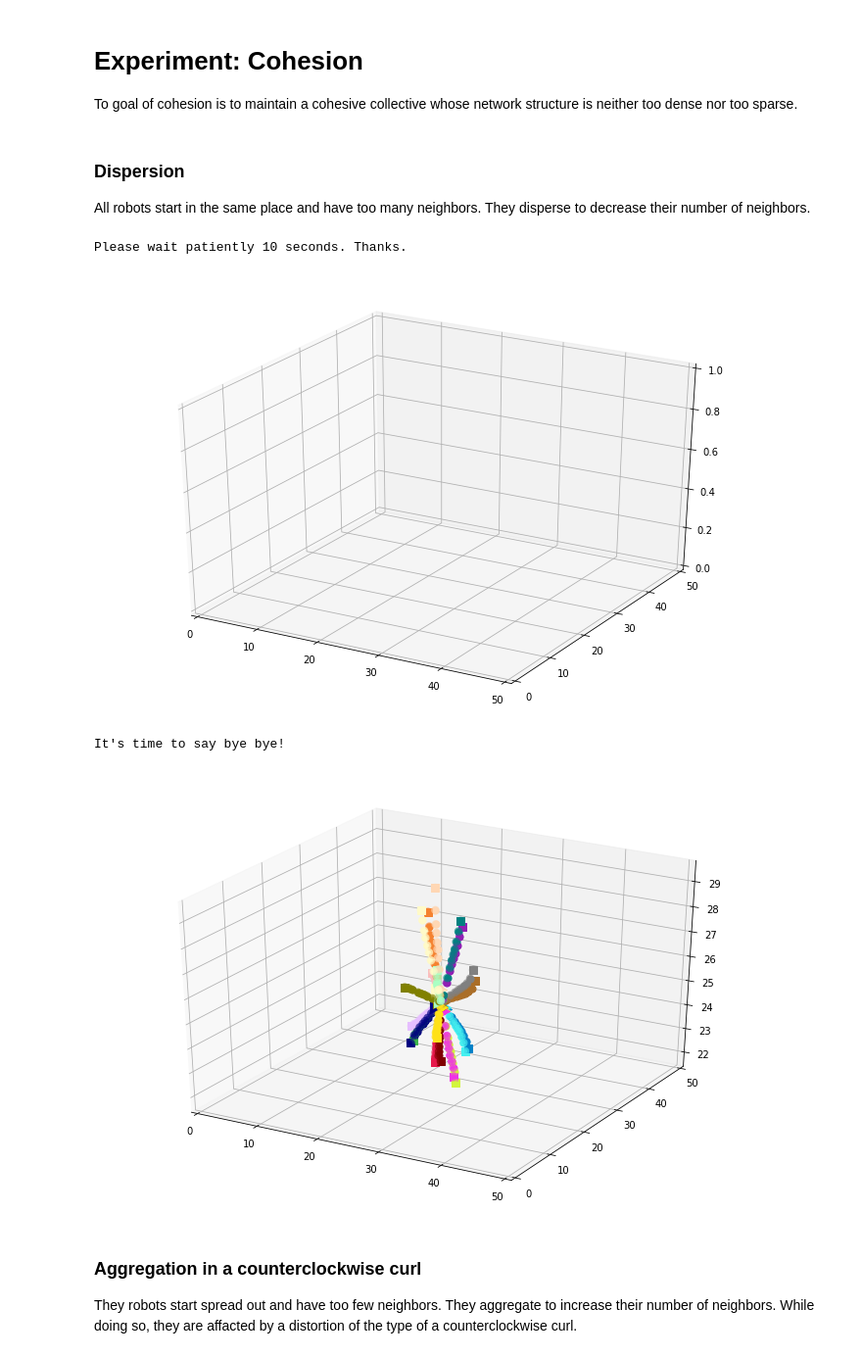
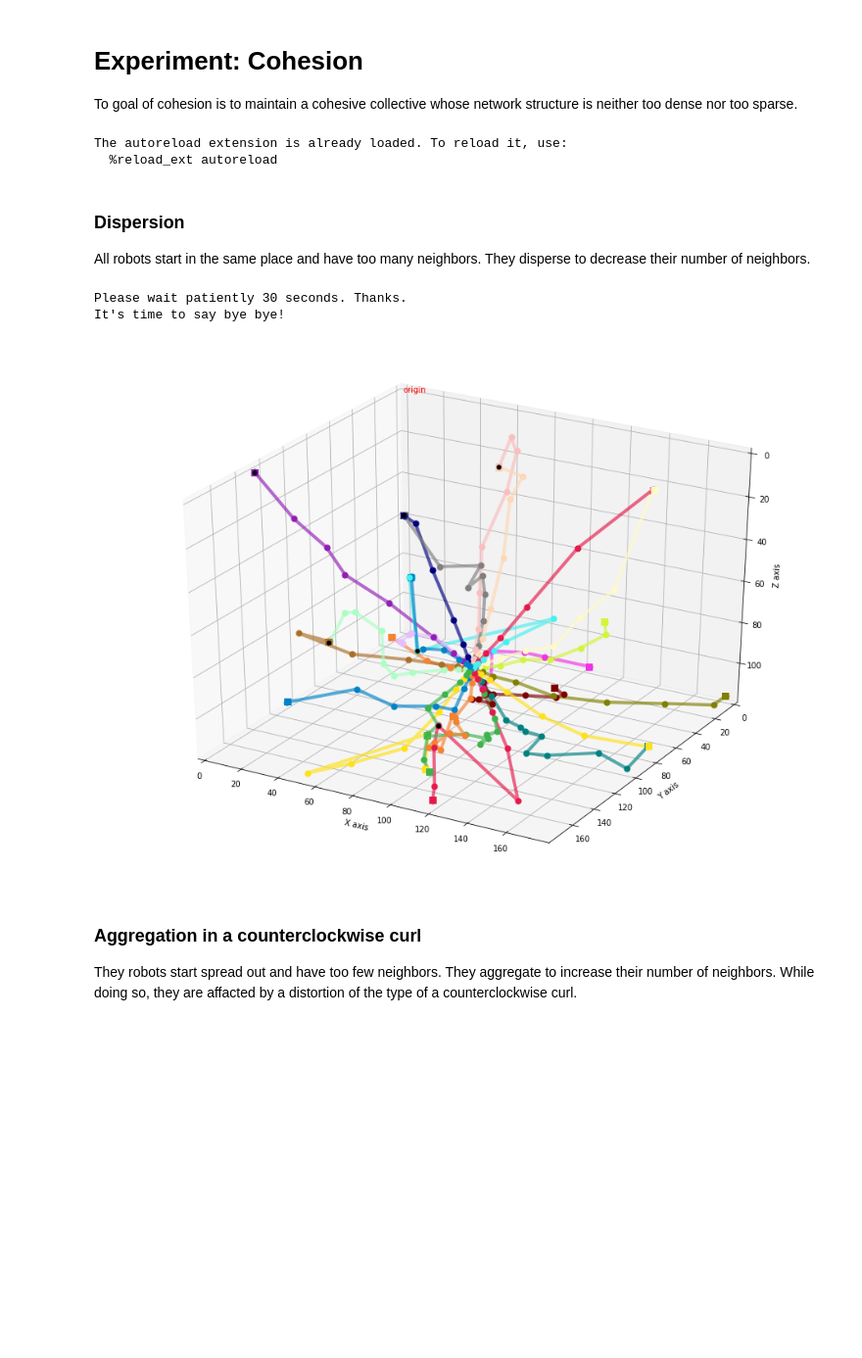
Before and after one commit to fberlinger/FISH, a Jupyter notebook: BlueSim/Cohesion.ipynb, the cells around one changed output. Shown: that part at 98% size. Saved outputs shown, nothing was run; the diff lists cells and outputs as text; code cells hidden in the pictures; blank space fills up the shorter version.

Commit message:
changed plots to tank size and clipped fish positions to stay within tank

```diff
--- a/BlueSim/Cohesion.ipynb
+++ b/BlueSim/Cohesion.ipynb
@@ -8,7 +8,7 @@ To goal of cohesion is to maintain a cohesive collective whose network structure
 
 import matplotlib
 
-matplotlib.rcParams['figure.figsize'] = [12, 8]
+matplotlib.rcParams['figure.figsize'] = [16, 12]
 
 import math
 import numpy as np
@@ -20,50 +20,53 @@ from channel import Channel
 from observer import Observer
 
 from utils import generate_distortion, generate_fish, run_simulation
+# %% [output]
+The autoreload extension is already loaded. To reload it, use:
+  %reload_ext autoreload
 # %% [markdown]
 ### Dispersion
 All robots start in the same place and have too many neighbors. They disperse to decrease their number of neighbors.
 # %%
-run_time = 10 # in seconds
-num_fish = 20
-arena_size = 50
+run_time = 30 # in seconds
+num_fish = 25
+arena_size = 178
 arena_center = arena_size / 2.0
 initial_spread = 1
 fish_pos = initial_spread * np.random.rand(num_fish, 3) + arena_center - initial_spread / 2.0
 clock_freqs = 1
 verbose = False
 
 distortion = generate_distortion(type='none', n=arena_size, show=False)
 environment = Environment(
     node_pos=fish_pos,
     distortion=distortion,
     prob_type='binary',
-    noise_magnitude=0,
-    conn_thres=6,
+    conn_thres=100,
+    conn_drop=1,
+    noise_magnitude=0.1,
     verbose=verbose
 )
 interaction = Interaction(environment, verbose=verbose)
 channel = Channel(environment)
 
 fish = generate_fish(
     n=num_fish,
     channel=channel,
     interaction=interaction,
     lim_neighbors=[2,3],
     neighbor_weights=1.0,
-    fish_max_speeds=1,
+    fish_max_speeds=100,
     clock_freqs=clock_freqs,
     verbose=verbose
 )
 channel.set_nodes(fish)
 
 observer = Observer(fish=fish, environment=environment, channel=channel)
 run_simulation(fish=fish, observer=observer, run_time=run_time, dark=False, white_axis=False, no_legend=True)
 # %% [output]
-Please wait patiently 10 seconds. Thanks.
+Please wait patiently 30 seconds. Thanks.
+It's time to say bye bye!
-[figure, old version]
+[figure, new version]
-It's time to say bye bye!
-[figure, removed]
 # %% [markdown]
 ### Aggregation in a counterclockwise curl
 They robots start spread out and have too few neighbors. They aggregate to increase their number of neighbors. While doing so, they are affacted by a distortion of the type of a counterclockwise curl.
```
Also changed, not shown: parts of 2 cells of this notebook, 6 other files.
